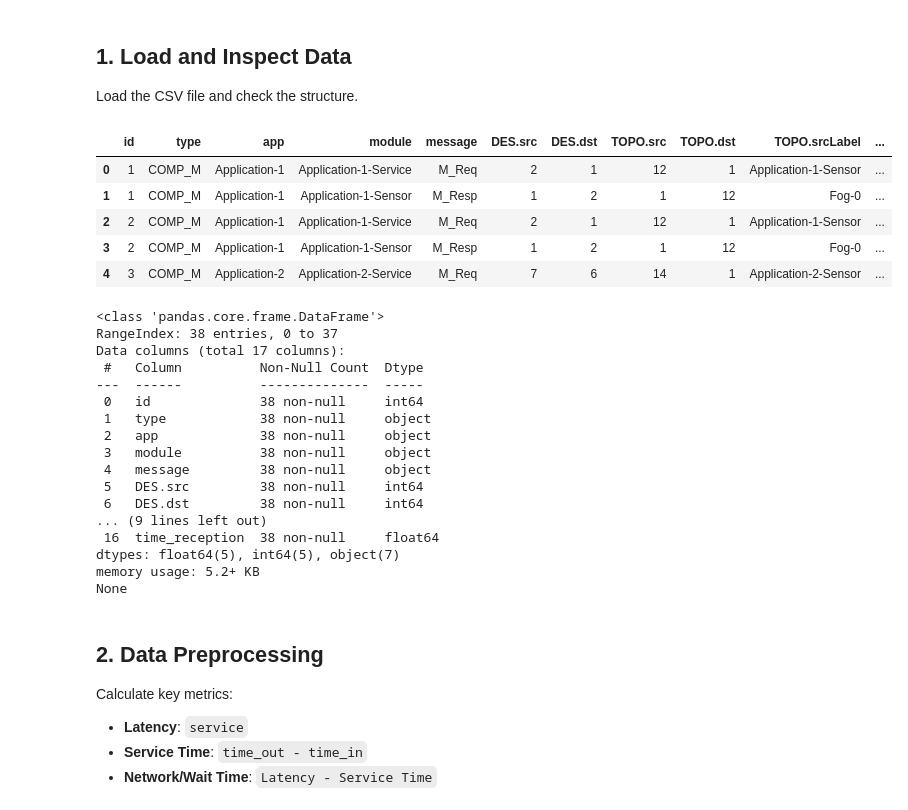
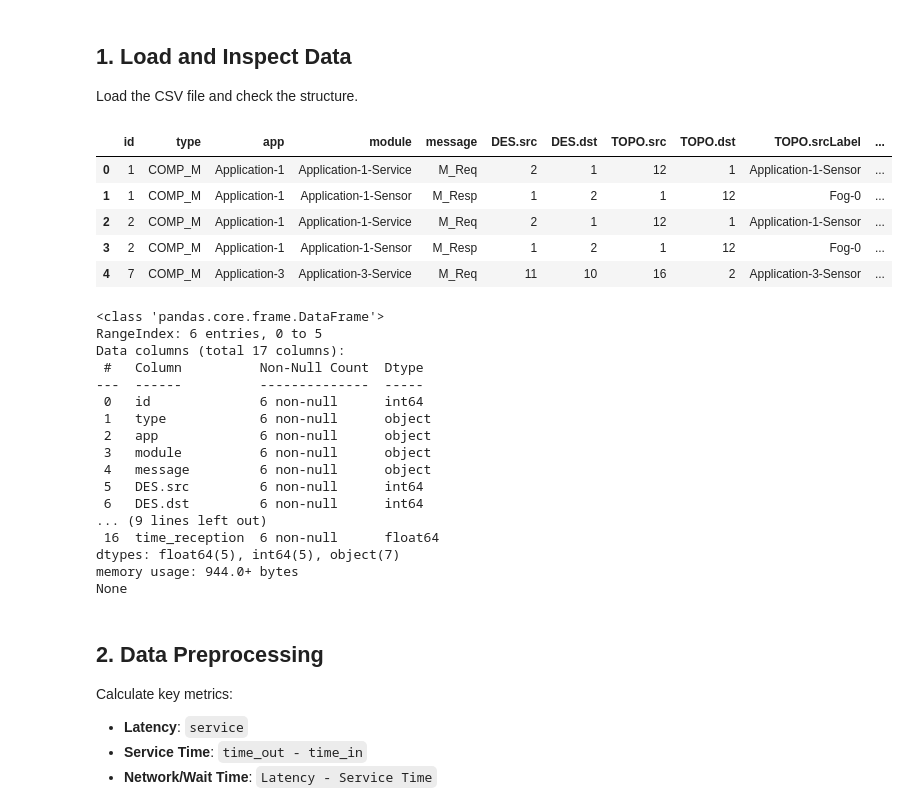
Before and after one commit to felipedumer/YAFS_custom, a Jupyter notebook: algoritmo_felipe/analysis_sim_trace.ipynb, the cells around one changed output. Cells and saved outputs as stored; diff of their text form; code cells hidden in the pictures.

```diff
--- a/algoritmo_felipe/analysis_sim_trace.ipynb
+++ b/algoritmo_felipe/analysis_sim_trace.ipynb
@@ -21,37 +22,37 @@ Load the CSV file and check the structure.
 # %%
 # Load the dataset
 # Update to the specific results file generated by the tutorial
-file_path = 'resultados/fog2-middle8-end31-latency-sim_trace.csv'
+file_path = 'resultados/fog2-middle8-end31-custom_proposed_by_felipe-sim_trace.csv'
 df = pd.read_csv(file_path)
 
 # Display first rows
 display(df.head())
 
 # Check info
 print(df.info())
 # %% [output]
 |  | id | type | app | module | message | DES.src | DES.dst | TOPO.src | TOPO.dst | TOPO.srcLabel | ... |
 | 0 | 1 | COMP_M | Application-1 | Application-1-Service | M_Req | 2 | 1 | 12 | 1 | Application-1-Sensor | ... |
 | 1 | 1 | COMP_M | Application-1 | Application-1-Sensor | M_Resp | 1 | 2 | 1 | 12 | Fog-0 | ... |
 | 2 | 2 | COMP_M | Application-1 | Application-1-Service | M_Req | 2 | 1 | 12 | 1 | Application-1-Sensor | ... |
 | 3 | 2 | COMP_M | Application-1 | Application-1-Sensor | M_Resp | 1 | 2 | 1 | 12 | Fog-0 | ... |
-| 4 | 3 | COMP_M | Application-2 | Application-2-Service | M_Req | 7 | 6 | 14 | 1 | Application-2-Sensor | ... |
+| 4 | 7 | COMP_M | Application-3 | Application-3-Service | M_Req | 11 | 10 | 16 | 2 | Application-3-Sensor | ... |
 <class 'pandas.core.frame.DataFrame'>
-RangeIndex: 38 entries, 0 to 37
+RangeIndex: 6 entries, 0 to 5
 Data columns (total 17 columns):
  #   Column          Non-Null Count  Dtype
 ---  ------          --------------  -----
- 0   id              38 non-null     int64
- 1   type            38 non-null     object
- 2   app             38 non-null     object
- 3   module          38 non-null     object
- 4   message         38 non-null     object
- 5   DES.src         38 non-null     int64
- 6   DES.dst         38 non-null     int64
+ 0   id              6 non-null      int64
+ 1   type            6 non-null      object
+ 2   app             6 non-null      object
+ 3   module          6 non-null      object
+ 4   message         6 non-null      object
+ 5   DES.src         6 non-null      int64
+ 6   DES.dst         6 non-null      int64
 ... (9 lines left out)
- 16  time_reception  38 non-null     float64
+ 16  time_reception  6 non-null      float64
 dtypes: float64(5), int64(5), object(7)
-memory usage: 5.2+ KB
+memory usage: 944.0+ bytes
 None
 # %% [markdown]
 ## 2. Data Preprocessing
```
Also changed, not shown: parts of 9 cells of this notebook.
